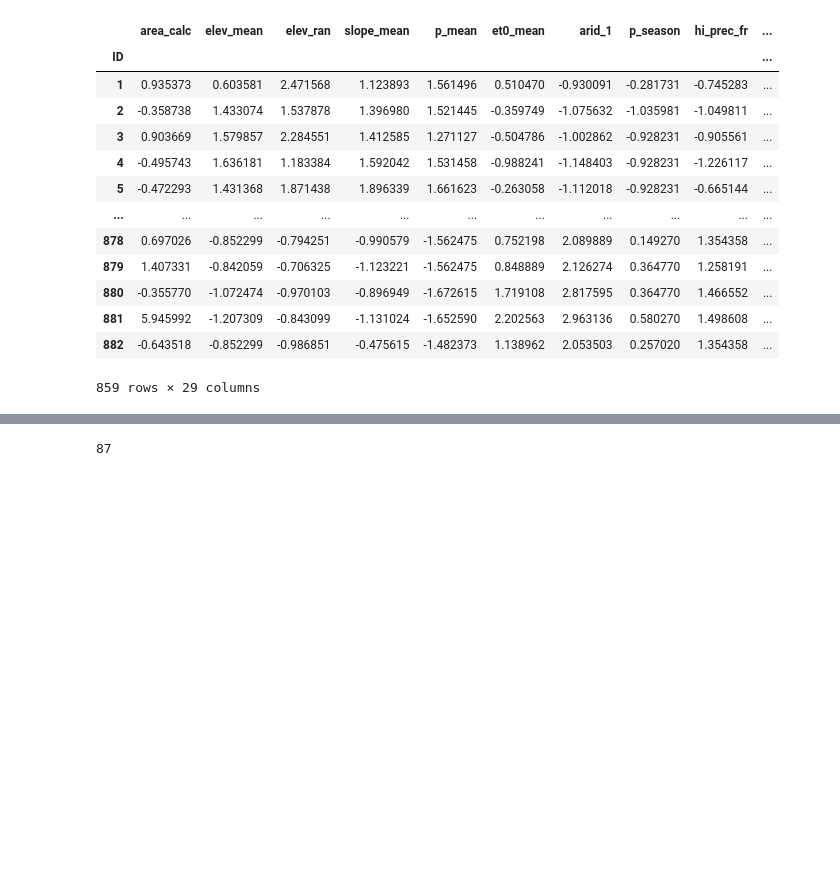
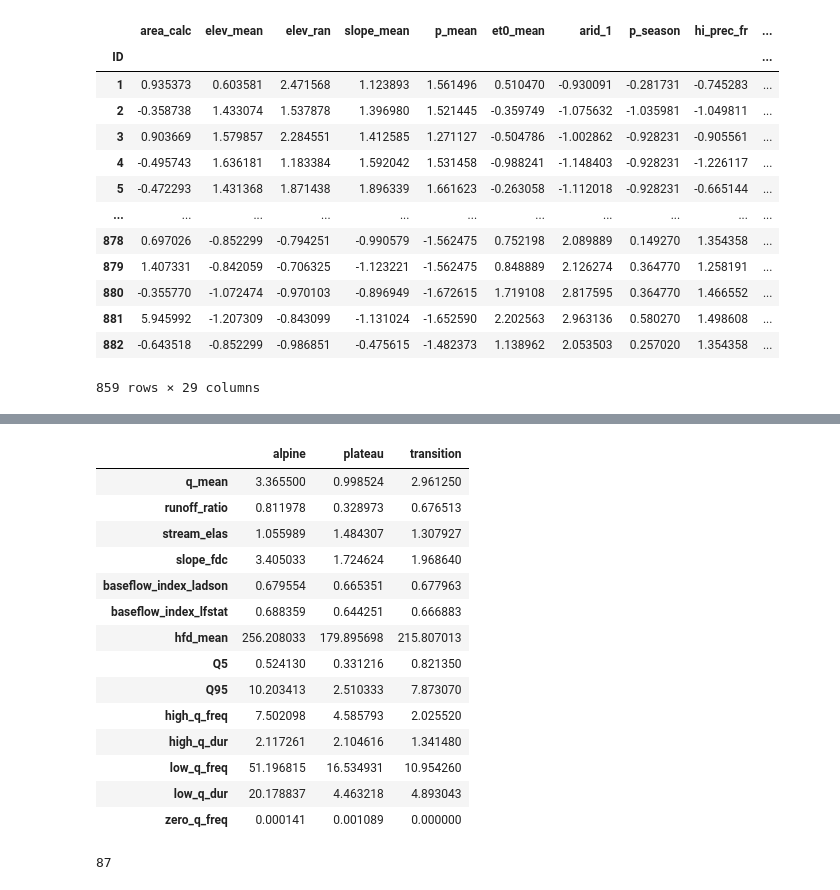
Before and after one commit to tripleUU-U/lamah-ce_lstm, a Jupyter notebook: preprocessing/create_strata.ipynb, the cells around one changed output, grey strips where cells are left out. Drawn from its saved outputs; the diff is of its cells as text; code cells hidden in the pictures; blank space fills up the shorter version.

```diff
--- a/preprocessing/create_strata.ipynb
+++ b/preprocessing/create_strata.ipynb
@@ -242,0 +264,18 @@ plt.tight_layout()
+# %%
+numeric_hy_id.groupby(kmeans_str_labels).mean().T
+# %% [output]
+|  | alpine | plateau | transition |
+| q_mean | 3.365500 | 0.998524 | 2.961250 |
+| runoff_ratio | 0.811978 | 0.328973 | 0.676513 |
+| stream_elas | 1.055989 | 1.484307 | 1.307927 |
+| slope_fdc | 3.405033 | 1.724624 | 1.968640 |
+| baseflow_index_ladson | 0.679554 | 0.665351 | 0.677963 |
+| baseflow_index_lfstat | 0.688359 | 0.644251 | 0.666883 |
+| hfd_mean | 256.208033 | 179.895698 | 215.807013 |
+| Q5 | 0.524130 | 0.331216 | 0.821350 |
+| Q95 | 10.203413 | 2.510333 | 7.873070 |
+| high_q_freq | 7.502098 | 4.585793 | 2.025520 |
+| high_q_dur | 2.117261 | 2.104616 | 1.341480 |
+| low_q_freq | 51.196815 | 16.534931 | 10.954260 |
+| low_q_dur | 20.178837 | 4.463218 | 4.893043 |
+| zero_q_freq | 0.000141 | 0.001089 | 0.000000 |
```
Also changed, not shown: parts of 3 cells of this notebook, 9 other files.
